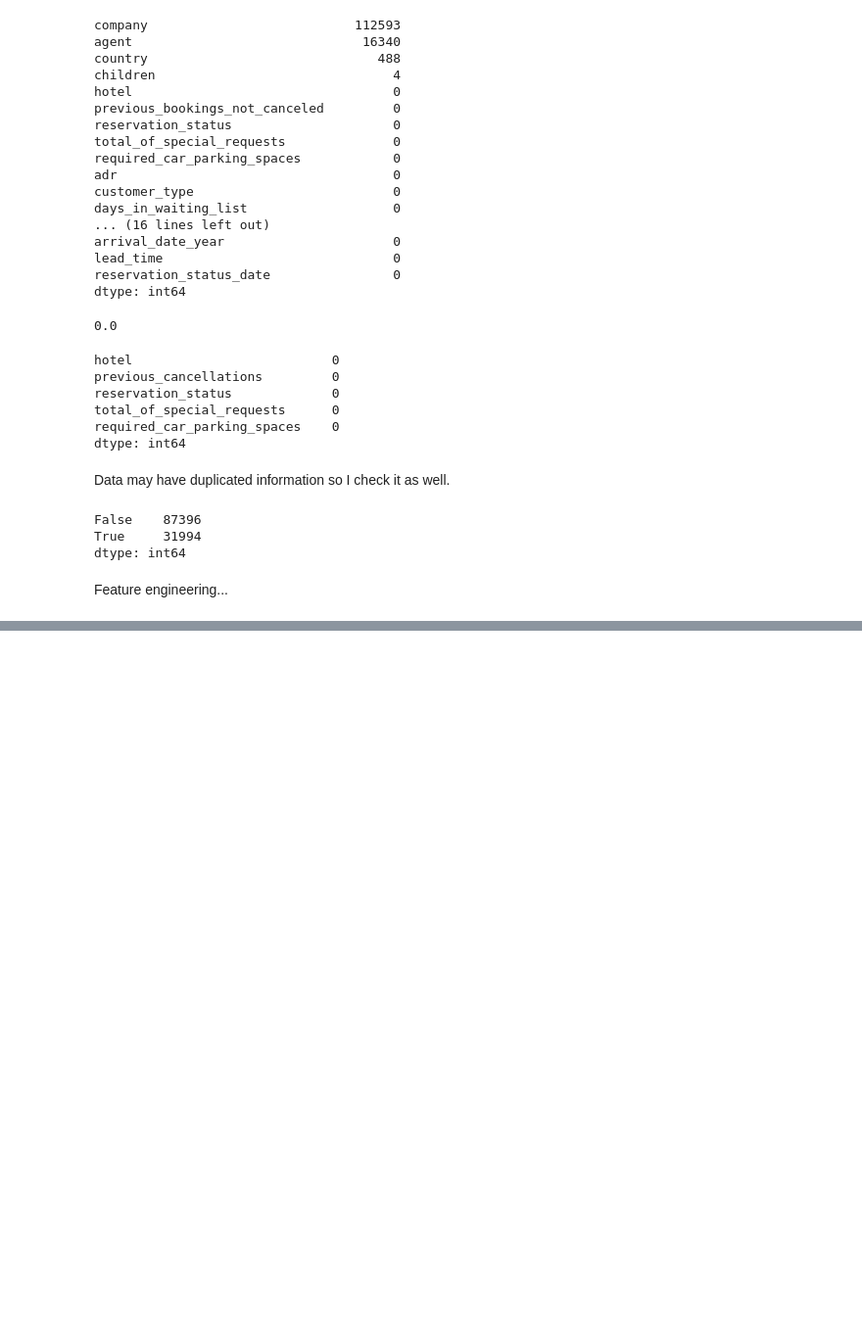
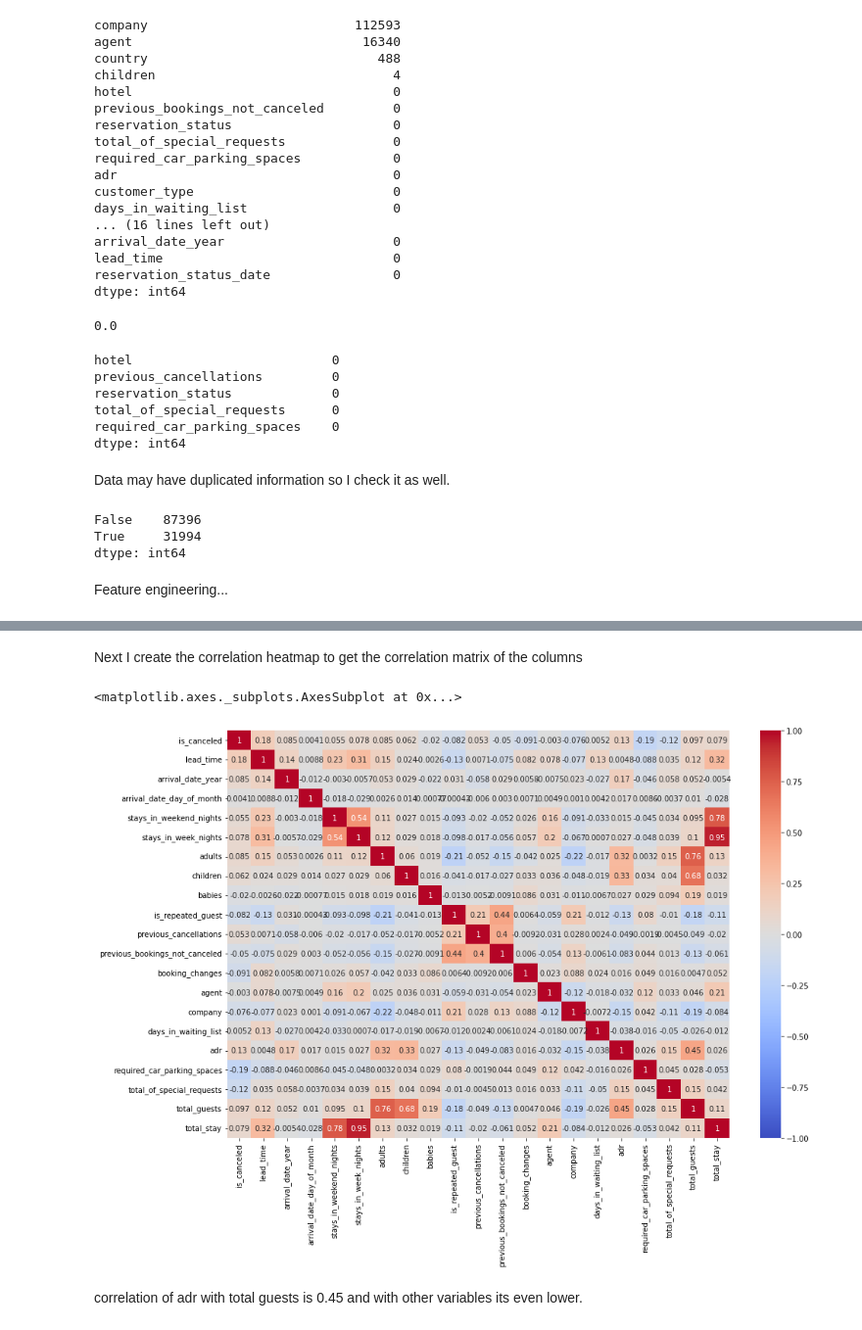
Before and after one commit to DharmeshRV/Hotel-Booking-Analysis, a Jupyter notebook: Hotel_Booking_Analysis_Capstone_Project.ipynb, the cells around one changed output, grey strips where cells are left out. Shown at 98% size. Cells and saved outputs as stored; diff of their text form; code cells hidden in the pictures; blank space fills up the shorter version.

Commit message:
Third commit- Data wrangling

```diff
--- a/Hotel_Booking_Analysis_Capstone_Project.ipynb
+++ b/Hotel_Booking_Analysis_Capstone_Project.ipynb
@@ -313,0 +341,17 @@ hotel_df["arrival_date"]=pd.to_datetime(hotel_df["arrival_date"])
+# %%
+# adr has a very large value so remove the outliers to maintain the normality of data
+from scipy import stats
+q_low = hotel_df["adr"].quantile(0.01)
+q_hi  = hotel_df["adr"].quantile(0.99)
+
+hotel_df = hotel_df[(hotel_df["adr"] < q_hi) & (hotel_df["adr"] > q_low)]
+# %% [markdown]
+Next I create the correlation heatmap to get the correlation matrix of the columns
+# %%
+plt.figure(figsize=(15,10))
+sns.heatmap(hotel_df.corr(), vmin=-1, cmap='coolwarm', annot=True)
+# %% [output]
+<matplotlib.axes._subplots.AxesSubplot at 0x...>
+[figure, added]
+# %% [markdown]
+correlation of adr with total guests is 0.45 and with other variables its even lower.
```
Also changed, not shown: parts of 10 cells of this notebook.
